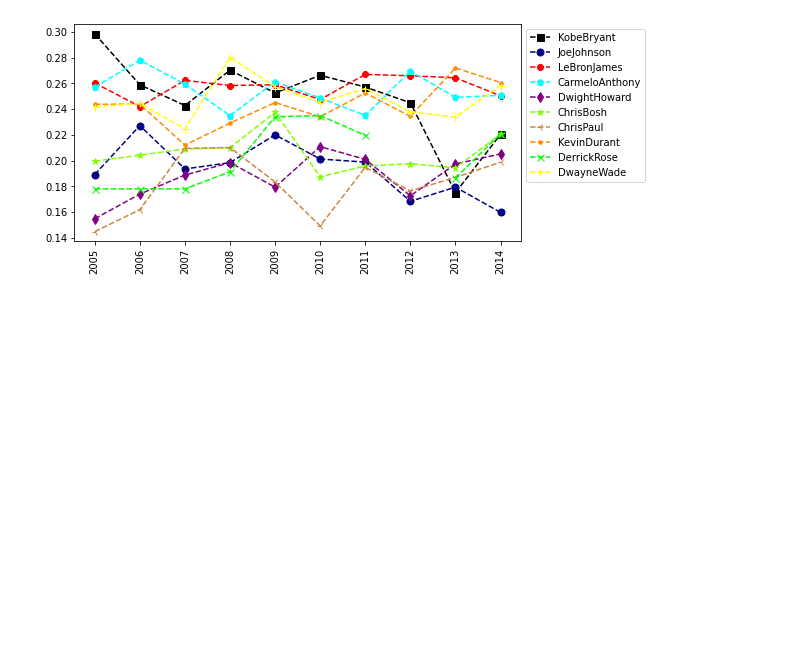
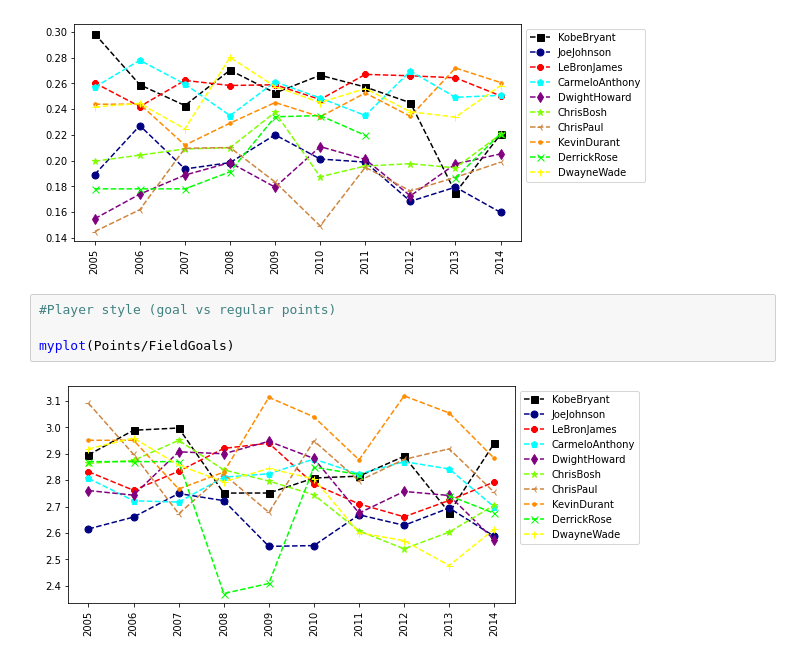
Before and after one commit to NicholasthedevJacobs/Freethrow_Matrices, a Jupyter notebook: Project3.ipynb, the cells around one changed output. Saved outputs shown, nothing was run; the diff lists cells and outputs as text; blank space fills up the shorter version.

Commit message:
Added points divided by field goals and the graph.

```diff
--- a/Project3.ipynb
+++ b/Project3.ipynb
@@ -209,3 +209,9 @@ myplot(Games)
 myplot(FieldGoals/MinutesPlayed)
 # %% [output]
 [figure]
+# %%
+#Player style (goal vs regular points)
+
+myplot(Points/FieldGoals)
+# %% [output]
+[figure, added]
```
